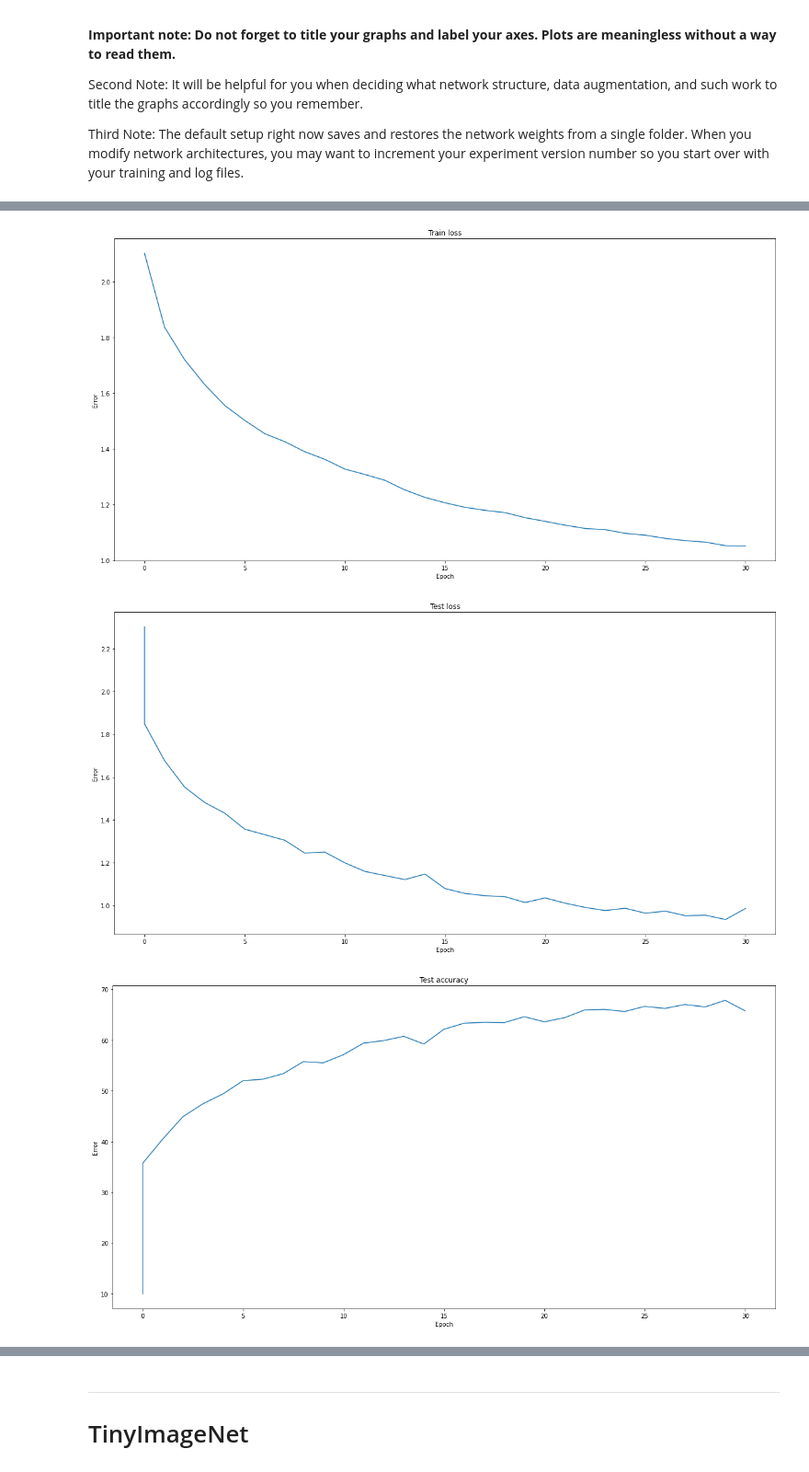
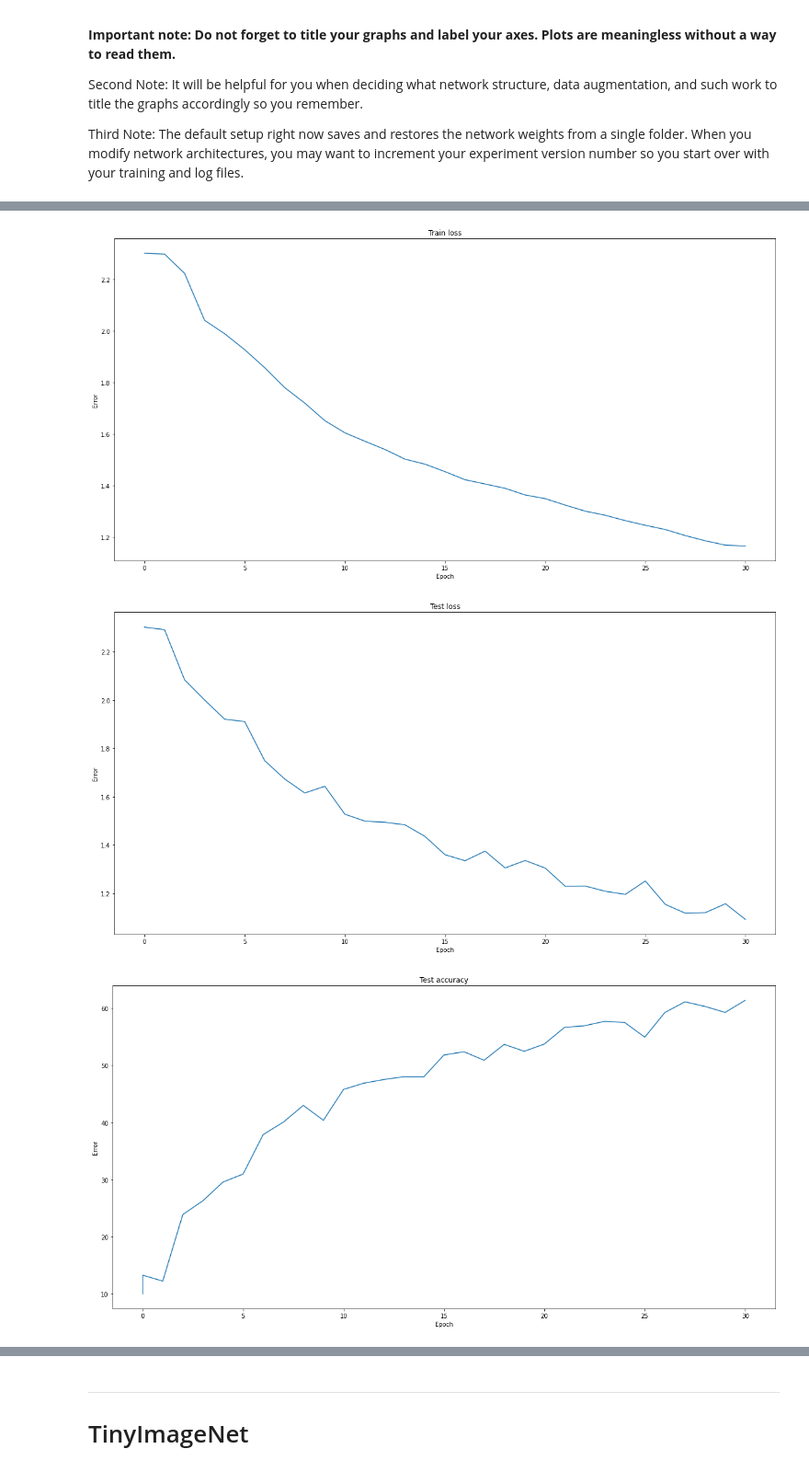
Before and after one commit to bhimar/uwnet, a Jupyter notebook: hw1.ipynb, the cells around one changed output, grey strips where cells are left out. Shown at 92% size. Cells and saved outputs as stored; diff of their text form; code cells hidden in the pictures.

```diff
--- a/hw1.ipynb
+++ b/hw1.ipynb
@@ -96,21 +80,30 @@ class CifarNet(nn.Module):
         self.conv1 = nn.Conv2d(3, 8, 3, stride=1, padding=1)
         self.conv2 = nn.Conv2d(8, 16, 3, stride=1, padding=1)
         self.conv3 = nn.Conv2d(16, 32, 3, stride=1, padding=1)
-        self.maxpool = nn.MaxPool2d(kernel_size = 3, stride = 2)
-        self.fc1 = nn.Linear(32768, 10)
+        self.conv4 = nn.Conv2d(32, 64, 3, stride = 1, padding=1)
+        self.maxpool = nn.MaxPool2d(kernel_size = 2, stride = 2)
+        self.fc1 = nn.Linear(256, 10)
         self.accuracy = None
 
     def forward(self, x):
         x = self.conv1(x)
         x = F.relu(x)
-        self.maxpool(x)
+        x = self.maxpool(x)
+
         x = self.conv2(x)
         x = F.relu(x)
-        self.maxpool(x)
+        x = self.maxpool(x)
+
         x = self.conv3(x)
         x = F.relu(x)
-        self.maxpool(x)
+        x = self.maxpool(x)
+
+        x = self.conv4(x)
+        x = F.relu(x)
+        x = self.maxpool(x)
+
         x = torch.flatten(x, 1)
+        # print(str(x.shape))
         x = self.fc1(x)
         return x
 
@@ -250,7 +242,7 @@ SEED = 0
 PRINT_INTERVAL = 100
 WEIGHT_DECAY = 0.001
 
-EXPERIMENT_VERSION = "14.1" # increment this to start a new experiment
+EXPERIMENT_VERSION = "15.1" # increment this to start a new experiment
 LOG_PATH = DATA_PATH + 'logs/' + EXPERIMENT_VERSION + '/'
 
 # Now the actual training code
@@ -328,6 +320,6 @@ Saved /gdrive/My Drive/colab_files/hw1/cifar/logs/14.1/030.pt
-[figure, old version]
+[figure, new version]
-[figure, old version]
+[figure, new version]
-[figure, old version]
+[figure, new version]
 # %% [markdown]
 ##CIFAR Questions
 
```
Also changed, not shown: parts of 8 cells of this notebook.
